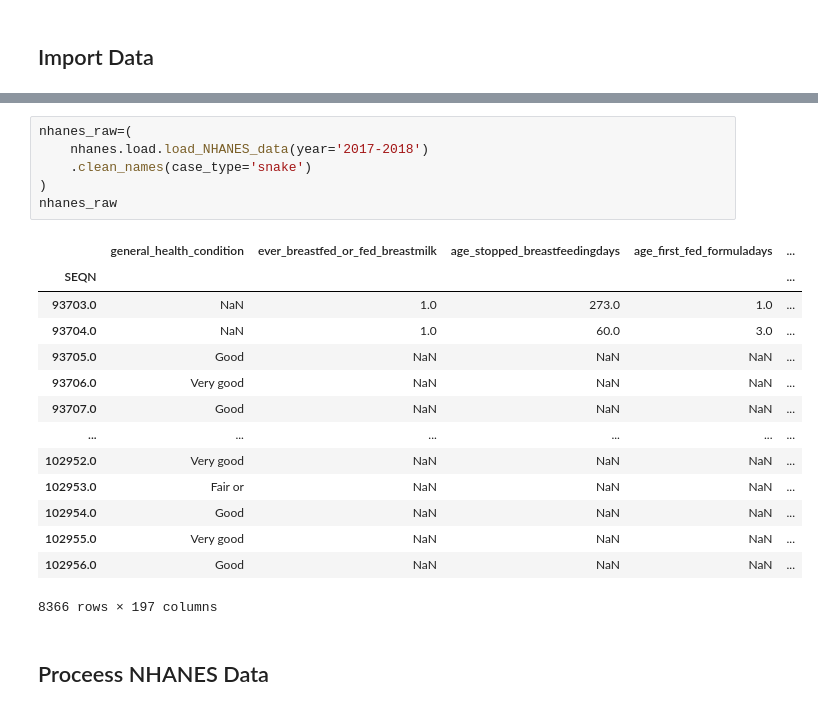
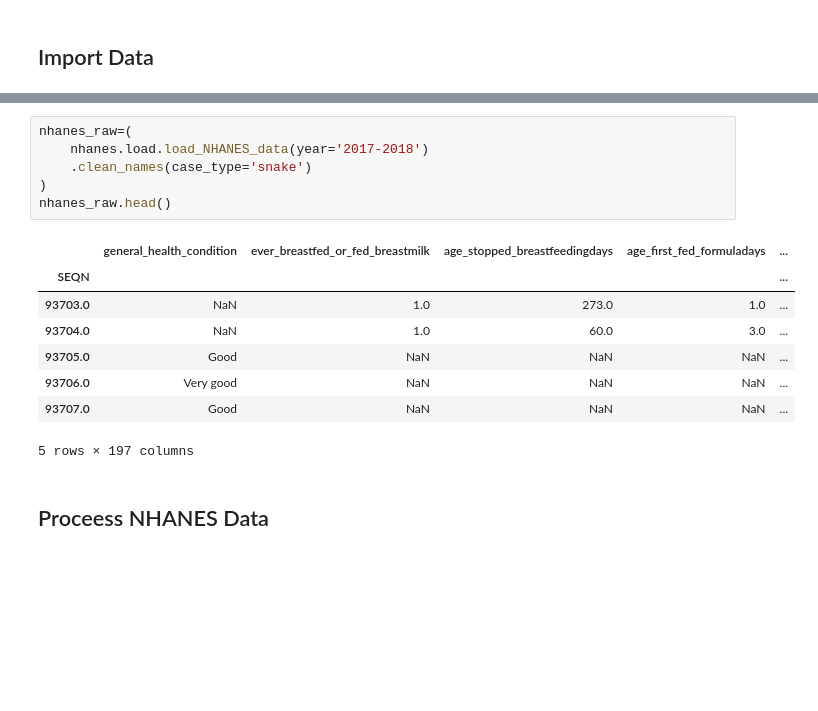
Before and after one commit to AleexSilva/Training-DataImputation, a Jupyter notebook: DataImput.ipynb, the cells around one changed output, grey strips where cells are left out. Drawn from its saved outputs; the diff is of its cells as text; blank space fills up the shorter version.

```diff
--- a/DataImput.ipynb
+++ b/DataImput.ipynb
@@ -72,24 +65,18 @@ airquality_df
 # %%
 nhanes_raw=(
     nhanes.load.load_NHANES_data(year='2017-2018')
     .clean_names(case_type='snake')
 )
-nhanes_raw
+nhanes_raw.head()
 # %% [output]
 |  | general_health_condition | ever_breastfed_or_fed_breastmilk | age_stopped_breastfeedingdays | age_first_fed_formuladays | ... |
 | SEQN |  |  |  |  | ... |
 | 93703.0 | NaN | 1.0 | 273.0 | 1.0 | ... |
 | 93704.0 | NaN | 1.0 | 60.0 | 3.0 | ... |
 | 93705.0 | Good | NaN | NaN | NaN | ... |
 | 93706.0 | Very good | NaN | NaN | NaN | ... |
 | 93707.0 | Good | NaN | NaN | NaN | ... |
-| ... | ... | ... | ... | ... | ... |
-| 102952.0 | Very good | NaN | NaN | NaN | ... |
-| 102953.0 | Fair or | NaN | NaN | NaN | ... |
-| 102954.0 | Good | NaN | NaN | NaN | ... |
-| 102955.0 | Very good | NaN | NaN | NaN | ... |
-| 102956.0 | Good | NaN | NaN | NaN | ... |
-8366 rows × 197 columns
+5 rows × 197 columns
 # %% [markdown]
 ## Proceess NHANES Data
 # %%
```
Also changed, not shown: parts of 10 cells of this notebook.
